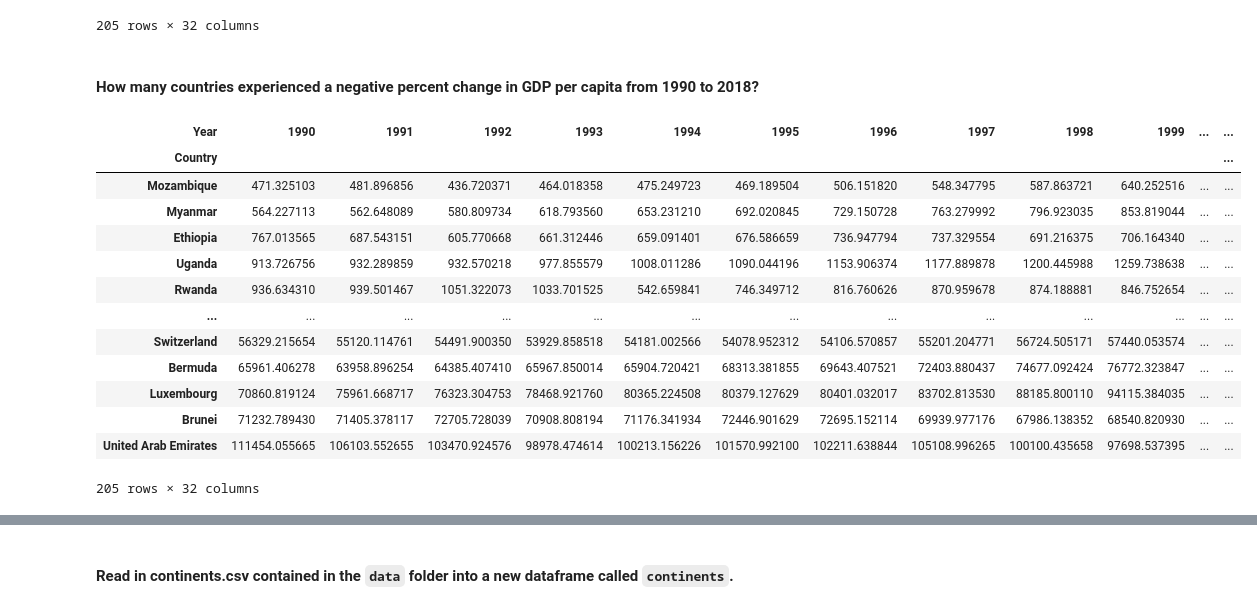
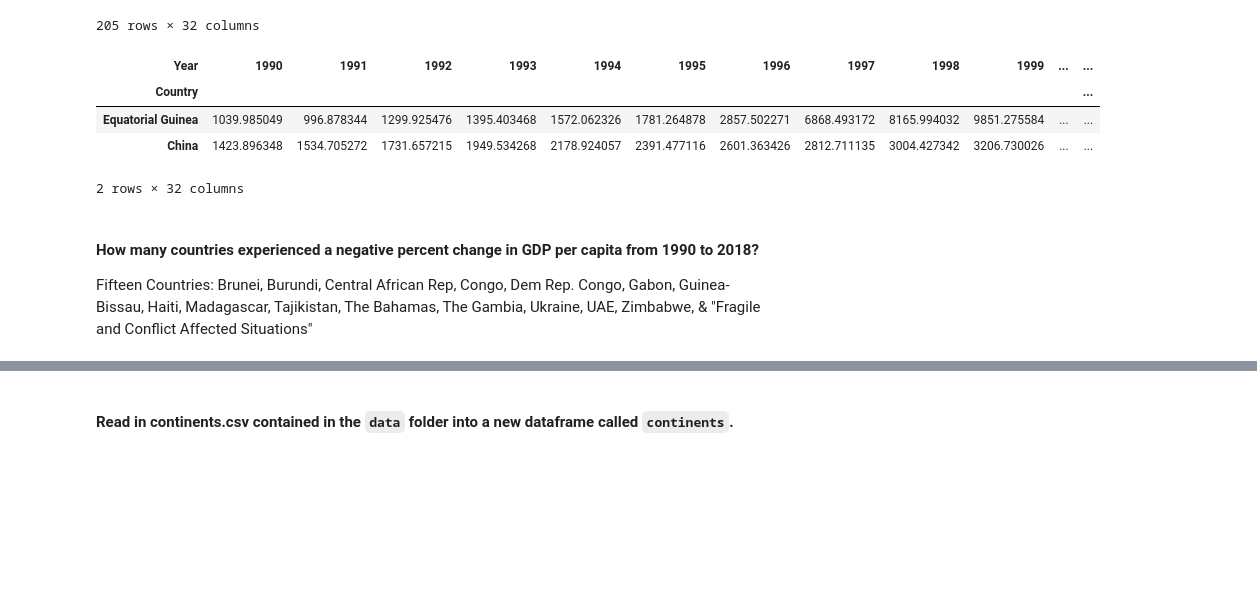
Before and after one commit to nss-data-science-cohort-7/un-exploration-gtorres2, a Jupyter notebook: UN_EXPLORATION_2.ipynb, the cells around one changed output, grey strips where cells are left out. Cells and saved outputs as stored; diff of their text form; code cells hidden in the pictures; blank space fills up the shorter version.

```diff
--- a/UN_EXPLORATION_2.ipynb
+++ b/UN_EXPLORATION_2.ipynb
@@ -452,10 +471,10 @@ gdp_pivoted
 #### Create a new column in `gdp_pivoted` named `Percent_Change`.  Column should contain the percent change in GDP_Per_Capita from 1990 to 2018.
 *** Hint: Percent change is calculated as 100*(New Value - Old Value) / Old Value.
 # %%
-#df[percent] = (df['column_name'] / df['column_name'].sum()) * 100
+#df[percent] = (df['column_name2'])-(df['column_name1']) / df['column_name1']) * 100
 
-gdp_pivoted['Percent_Change'] = (gdp_pivoted[1990] /
-                                 gdp_pivoted[2018].sum()) * 100
+gdp_pivoted['Percent_Change'] = ((gdp_pivoted[2018]- gdp_pivoted[1990]) /
+                                 gdp_pivoted[1990]) * 100
 gdp_pivoted
 # %% [output]
 | Year | 1990 | 1991 | 1992 | 1993 | 1994 | 1995 | 1996 | 1997 | 1998 | 1999 | ... | ... |
@@ -472,23 +491,15 @@ gdp_pivoted
 | Zambia | 2190.181724 | 2133.687490 | 2045.973499 | 2133.263601 | 1902.392868 | 1908.698795 | 1974.615070 | 1994.849295 | 1933.003767 | 1968.215220 | ... | ... |
 | Zimbabwe | 2652.129209 | 2733.696626 | 2437.152908 | 2420.092791 | 2603.927369 | 2573.993785 | 2808.558556 | 2856.118188 | 2915.052992 | 2872.714795 | ... | ... |
 205 rows × 32 columns
-# %% [markdown]
-#### How many countries experienced a negative percent change in GDP per capita from 1990 to 2018?
 # %%
-gdp_pivoted.sort_values(by= 'Percent_Change', ascending=True)
+gdp_pivoted.sort_values(by= 'Percent_Change', ascending=False).head(2)
 # %% [output]
 | Year | 1990 | 1991 | 1992 | 1993 | 1994 | 1995 | 1996 | 1997 | 1998 | 1999 | ... | ... |
 | Country |  |  |  |  |  |  |  |  |  |  |  | ... |
-| Mozambique | 471.325103 | 481.896856 | 436.720371 | 464.018358 | 475.249723 | 469.189504 | 506.151820 | 548.347795 | 587.863721 | 640.252516 | ... | ... |
-| Myanmar | 564.227113 | 562.648089 | 580.809734 | 618.793560 | 653.231210 | 692.020845 | 729.150728 | 763.279992 | 796.923035 | 853.819044 | ... | ... |
-| Ethiopia | 767.013565 | 687.543151 | 605.770668 | 661.312446 | 659.091401 | 676.586659 | 736.947794 | 737.329554 | 691.216375 | 706.164340 | ... | ... |
-| Uganda | 913.726756 | 932.289859 | 932.570218 | 977.855579 | 1008.011286 | 1090.044196 | 1153.906374 | 1177.889878 | 1200.445988 | 1259.738638 | ... | ... |
-| Rwanda | 936.634310 | 939.501467 | 1051.322073 | 1033.701525 | 542.659841 | 746.349712 | 816.760626 | 870.959678 | 874.188881 | 846.752654 | ... | ... |
-| ... | ... | ... | ... | ... | ... | ... | ... | ... | ... | ... | ... | ... |
-| Switzerland | 56329.215654 | 55120.114761 | 54491.900350 | 53929.858518 | 54181.002566 | 54078.952312 | 54106.570857 | 55201.204771 | 56724.505171 | 57440.053574 | ... | ... |
-| Bermuda | 65961.406278 | 63958.896254 | 64385.407410 | 65967.850014 | 65904.720421 | 68313.381855 | 69643.407521 | 72403.880437 | 74677.092424 | 76772.323847 | ... | ... |
-| Luxembourg | 70860.819124 | 75961.668717 | 76323.304753 | 78468.921760 | 80365.224508 | 80379.127629 | 80401.032017 | 83702.813530 | 88185.800110 | 94115.384035 | ... | ... |
-| Brunei | 71232.789430 | 71405.378117 | 72705.728039 | 70908.808194 | 71176.341934 | 72446.901629 | 72695.152114 | 69939.977176 | 67986.138352 | 68540.820930 | ... | ... |
-| United Arab Emirates | 111454.055665 | 106103.552655 | 103470.924576 | 98978.474614 | 100213.156226 | 101570.992100 | 102211.638844 | 105108.996265 | 100100.435658 | 97698.537395 | ... | ... |
+| Equatorial Guinea | 1039.985049 | 996.878344 | 1299.925476 | 1395.403468 | 1572.062326 | 1781.264878 | 2857.502271 | 6868.493172 | 8165.994032 | 9851.275584 | ... | ... |
+| China | 1423.896348 | 1534.705272 | 1731.657215 | 1949.534268 | 2178.924057 | 2391.477116 | 2601.363426 | 2812.711135 | 3004.427342 | 3206.730026 | ... | ... |
-205 rows × 32 columns
+2 rows × 32 columns
+# %% [markdown]
+#### How many countries experienced a negative percent change in GDP per capita from 1990 to 2018?
+Fifteen Countries: Brunei, Burundi, Central African Rep, Congo, Dem Rep. Congo, Gabon, Guinea-Bissau, Haiti, Madagascar, Tajikistan, The Bahamas, The Gambia, Ukraine, UAE, Zimbabwe, & "Fragile and Conflict Affected Situations"
 # %%
```
Also changed, not shown: parts of 98 cells of this notebook.
